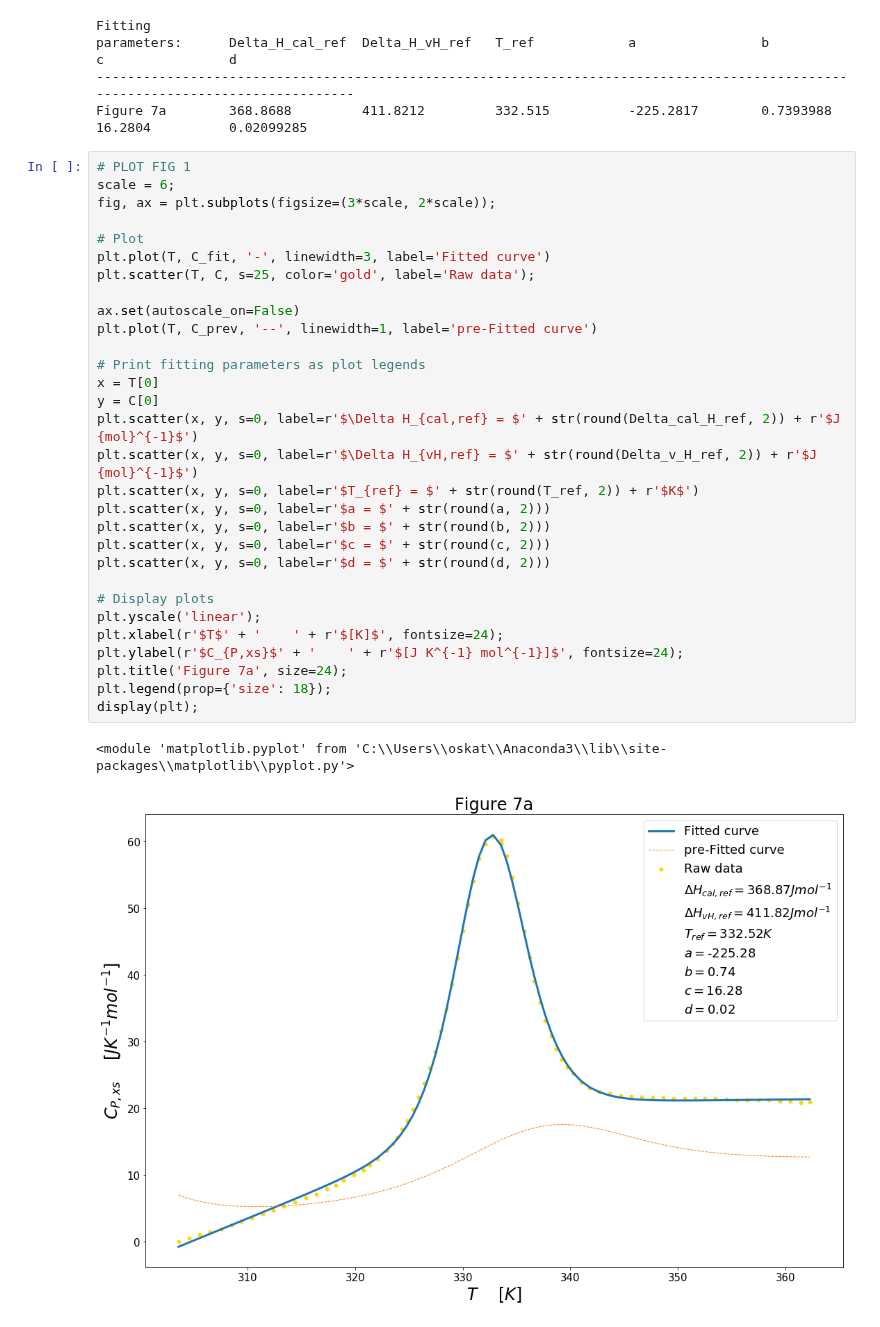
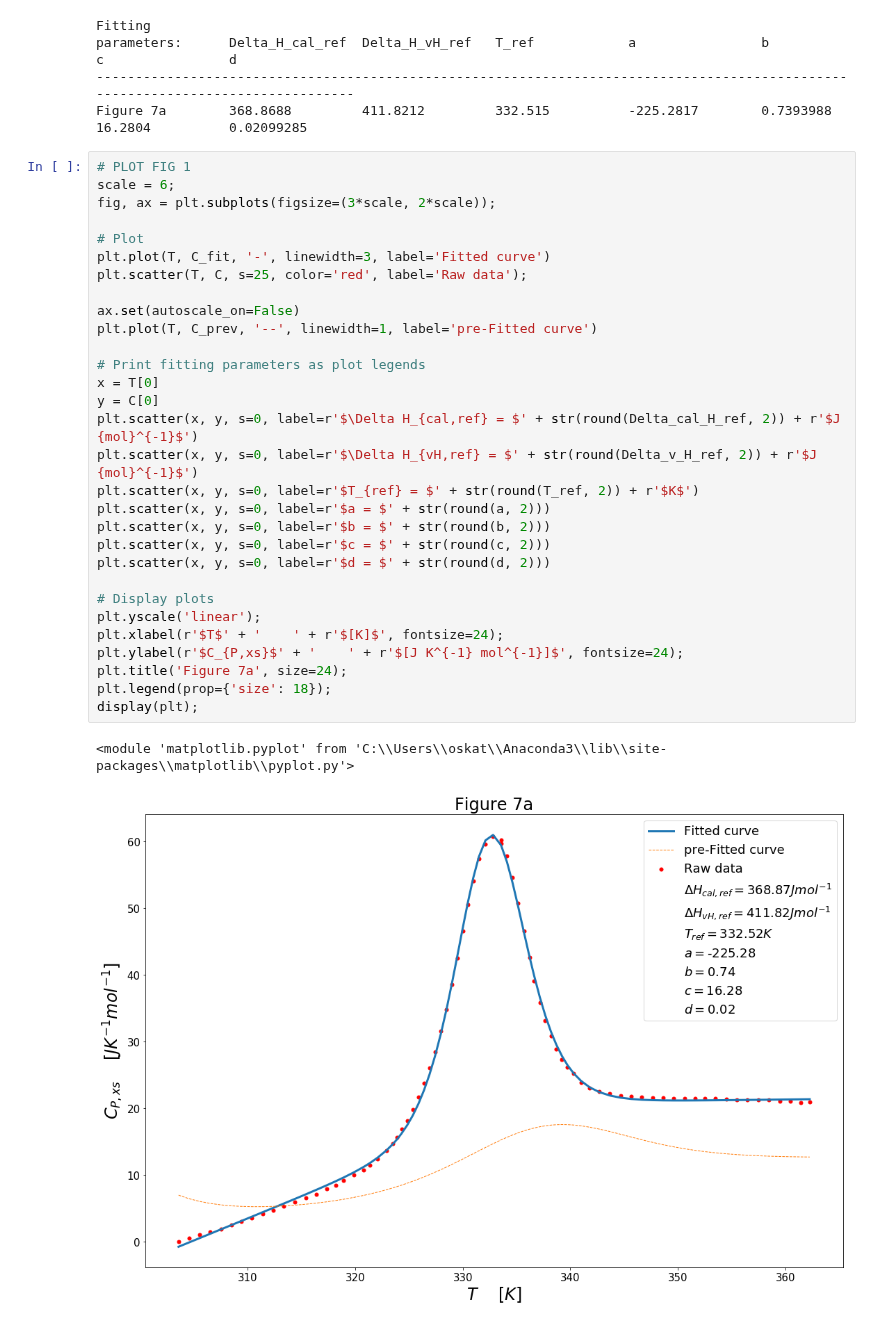
Before and after one commit to KiraSensei13/MNT_ITESM_courses, a Jupyter notebook: 2.2.ThermodynamicsOfMaterials/classActivity02/Figure7a.ipynb, the cells around one changed output. Cells and saved outputs as stored; diff of their text form.

Commit message:
data color update

```diff
--- a/2.2.ThermodynamicsOfMaterials/classActivity02/Figure7a.ipynb
+++ b/2.2.ThermodynamicsOfMaterials/classActivity02/Figure7a.ipynb
@@ -194,32 +194,32 @@ Figure 7a        368.8688         411.8212         332.515          -225.2817
 # PLOT FIG 1
 scale = 6;
 fig, ax = plt.subplots(figsize=(3*scale, 2*scale));
 
 # Plot
 plt.plot(T, C_fit, '-', linewidth=3, label='Fitted curve')
-plt.scatter(T, C, s=25, color='gold', label='Raw data');
+plt.scatter(T, C, s=25, color='red', label='Raw data');
 
 ax.set(autoscale_on=False)
 plt.plot(T, C_prev, '--', linewidth=1, label='pre-Fitted curve')
 
 # Print fitting parameters as plot legends
 x = T[0]
 y = C[0]
 plt.scatter(x, y, s=0, label=r'$\Delta H_{cal,ref} = $' + str(round(Delta_cal_H_ref, 2)) + r'$J {mol}^{-1}$')
 plt.scatter(x, y, s=0, label=r'$\Delta H_{vH,ref} = $' + str(round(Delta_v_H_ref, 2)) + r'$J {mol}^{-1}$')
 plt.scatter(x, y, s=0, label=r'$T_{ref} = $' + str(round(T_ref, 2)) + r'$K$')
 plt.scatter(x, y, s=0, label=r'$a = $' + str(round(a, 2)))
 plt.scatter(x, y, s=0, label=r'$b = $' + str(round(b, 2)))
 plt.scatter(x, y, s=0, label=r'$c = $' + str(round(c, 2)))
 plt.scatter(x, y, s=0, label=r'$d = $' + str(round(d, 2)))
 
 # Display plots
 plt.yscale('linear');
 plt.xlabel(r'$T$' + '    ' + r'$[K]$', fontsize=24);
 plt.ylabel(r'$C_{P,xs}$' + '    ' + r'$[J K^{-1} mol^{-1}]$', fontsize=24);
 plt.title('Figure 7a', size=24);
 plt.legend(prop={'size': 18});
 display(plt);
 # %% [output]
 <module 'matplotlib.pyplot' from 'C:\\Users\\oskat\\Anaconda3\\lib\\site-packages\\matplotlib\\pyplot.py'>
-[figure, old version]
+[figure, new version]
```
